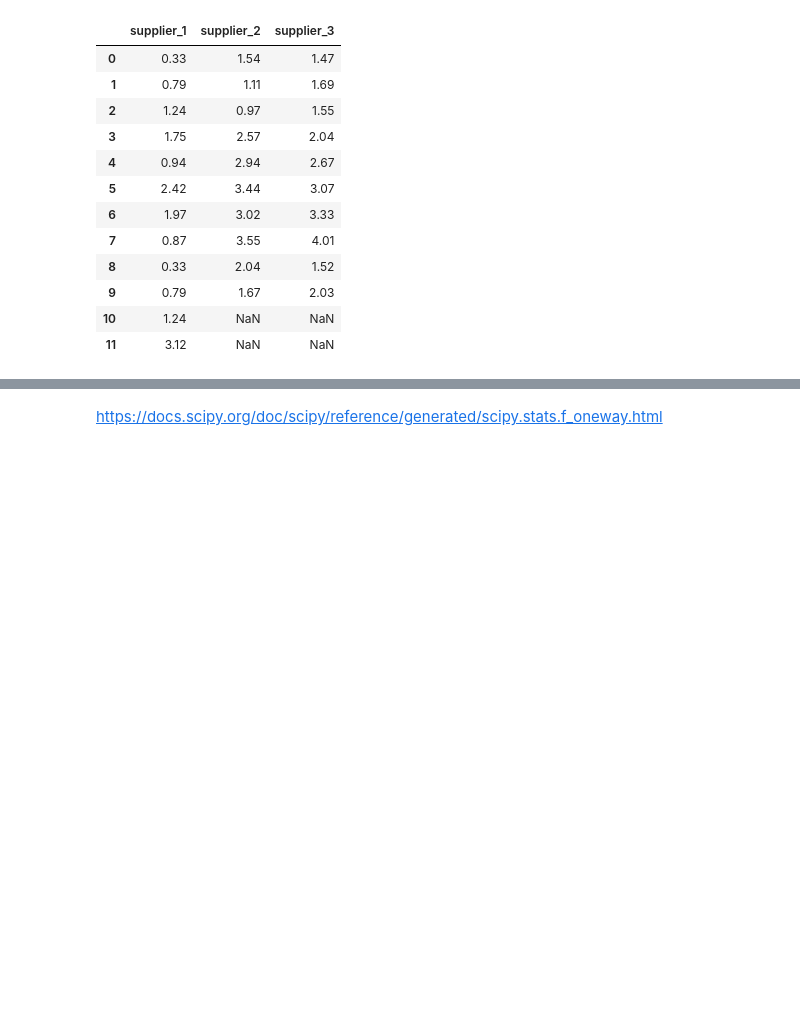
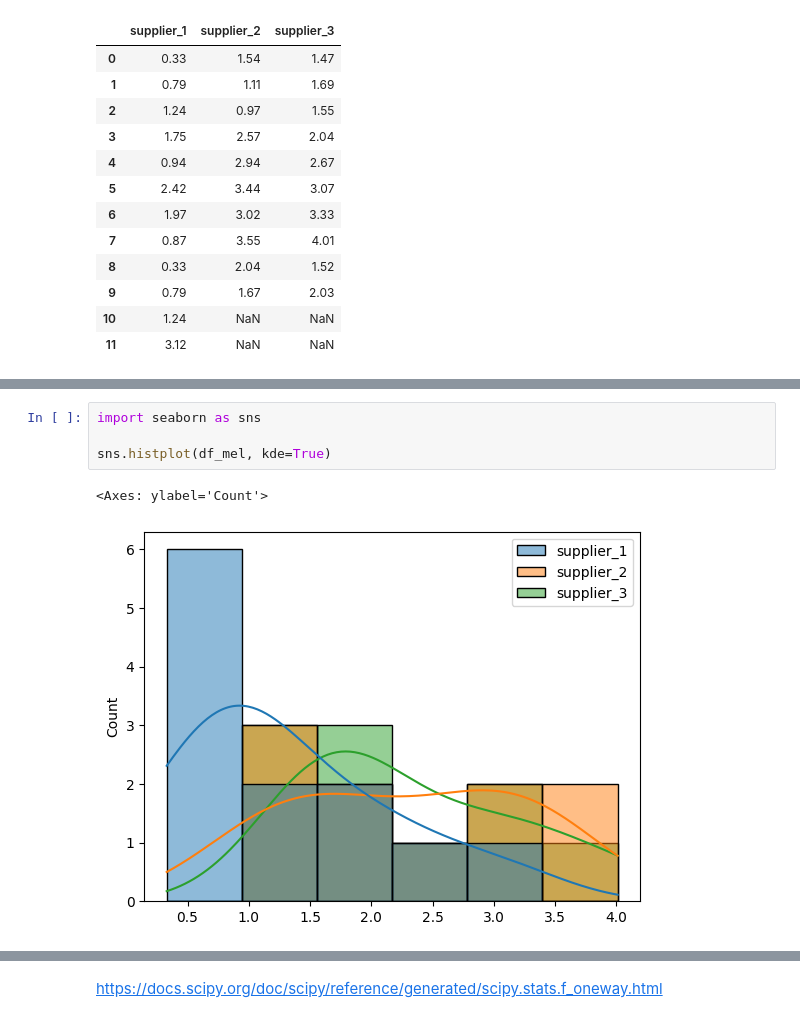
Before and after one commit to PauloViniciusR/Estatistica_dados, a Jupyter notebook: Estatistica_Inferencial/09_testes_hipoteses_parametricos_anova_one_way.ipynb, the cells around one changed output, grey strips where cells are left out. Drawn from its saved outputs; the diff is of its cells as text; blank space fills up the shorter version.

```diff
--- a/Estatistica_Inferencial/09_testes_hipoteses_parametricos_anova_one_way.ipynb
+++ b/Estatistica_Inferencial/09_testes_hipoteses_parametricos_anova_one_way.ipynb
@@ -62,0 +88,7 @@ df_mel
+# %%
+import seaborn as sns
+
+sns.histplot(df_mel, kde=True)
+# %% [output]
+<Axes: ylabel='Count'>
+[figure, added]
```
Also changed, not shown: parts of 6 cells of this notebook, 2 other files.
